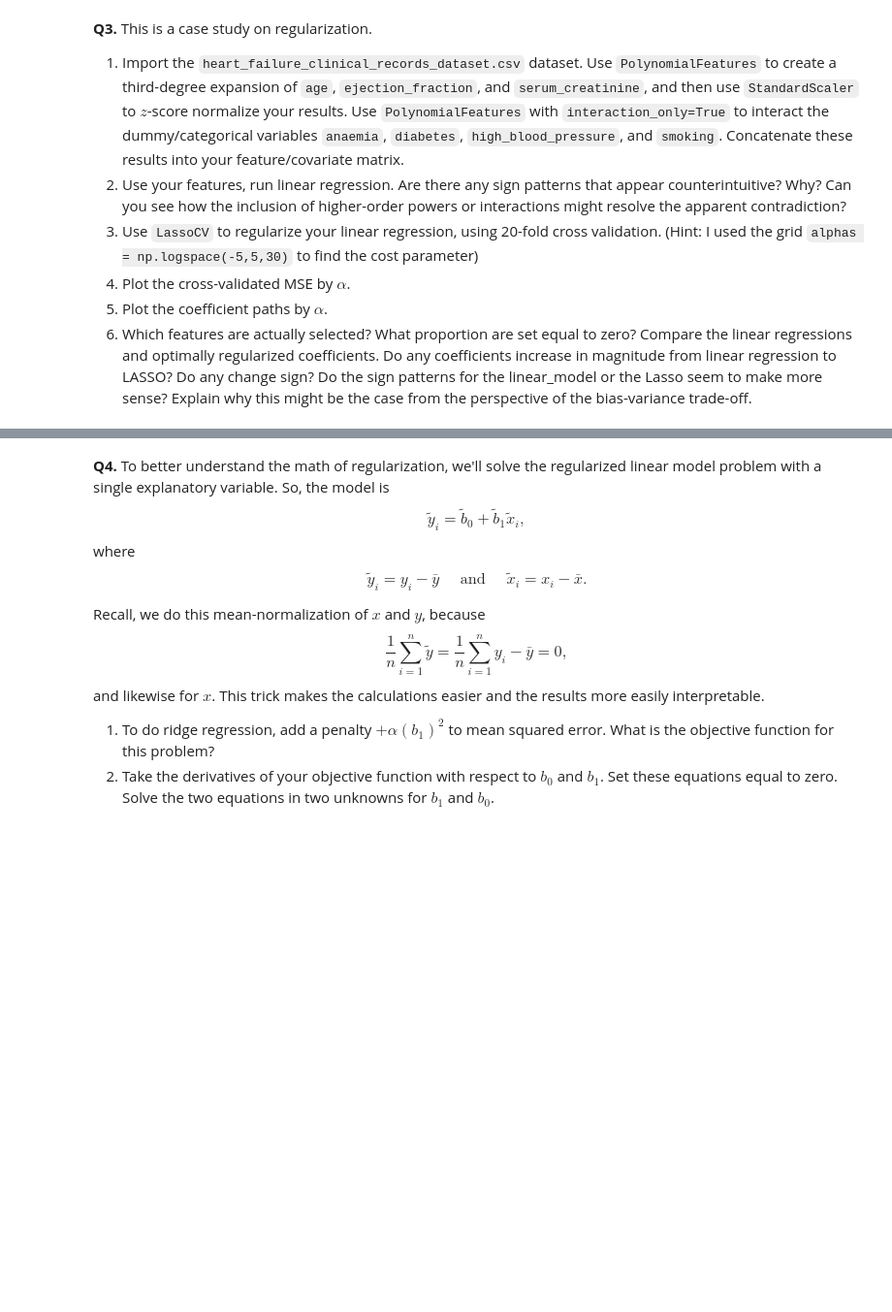
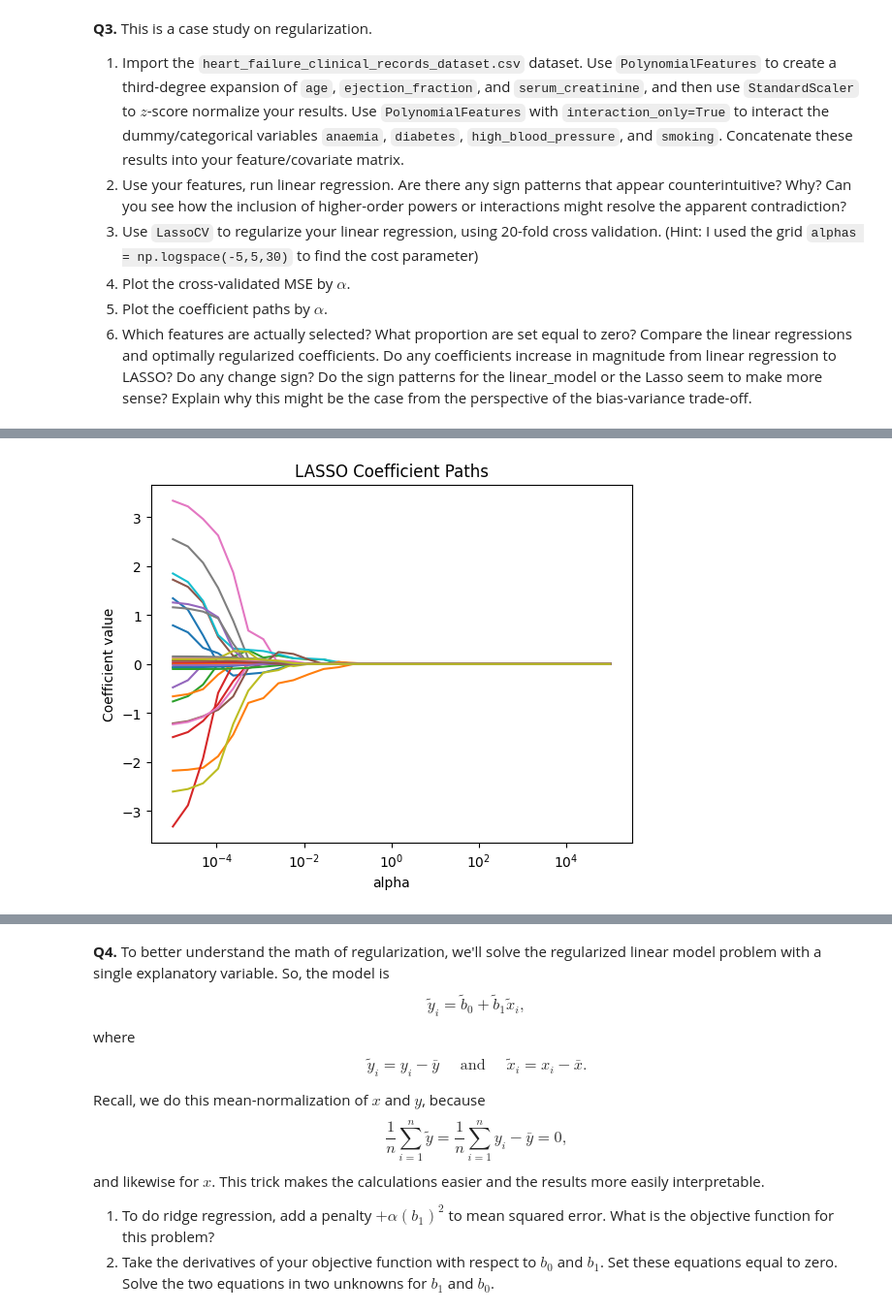
Before and after one commit to kayleendo/programming, a Jupyter notebook: assignment/04_assignment_regularization.ipynb, the cells around one changed output, grey strips where cells are left out. Shown at 97% size. Saved outputs shown, nothing was run; the diff lists cells and outputs as text; code cells hidden in the pictures; blank space fills up the shorter version.

```diff
--- a/assignment/04_assignment_regularization.ipynb
+++ b/assignment/04_assignment_regularization.ipynb
@@ -192,0 +267,22 @@ In general, coefficients decrease in magnitude. Age^3 changes its sign from nega
+# %%
+# 5
+coefs = []
+
+for a in alphas:
+    l = LassoCV(alphas=[a], cv=20, max_iter=100000)
+    l.fit(X, y)
+    coefs.append(l.coef_)
+
+coefs = np.array(coefs)
+
+plt.figure()
+for i in range(coefs.shape[1]):
+    plt.plot(alphas, coefs[:, i])
+
+plt.xscale('log')
+plt.xlabel("alpha")
+plt.ylabel("Coefficient value")
+plt.title("LASSO Coefficient Paths")
+plt.show()
+# %% [output]
+[figure, added]
```
Also changed, not shown: parts of 8 cells of this notebook.
